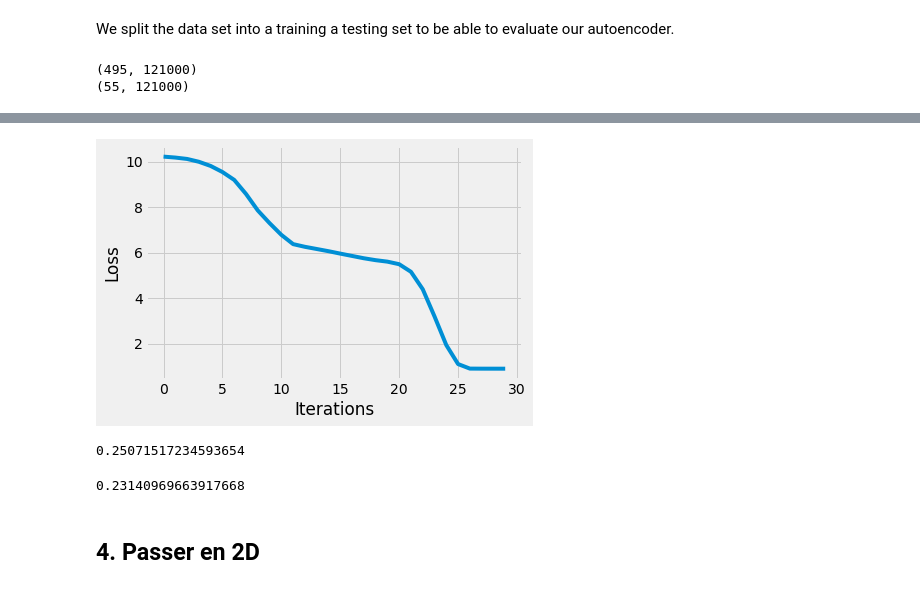
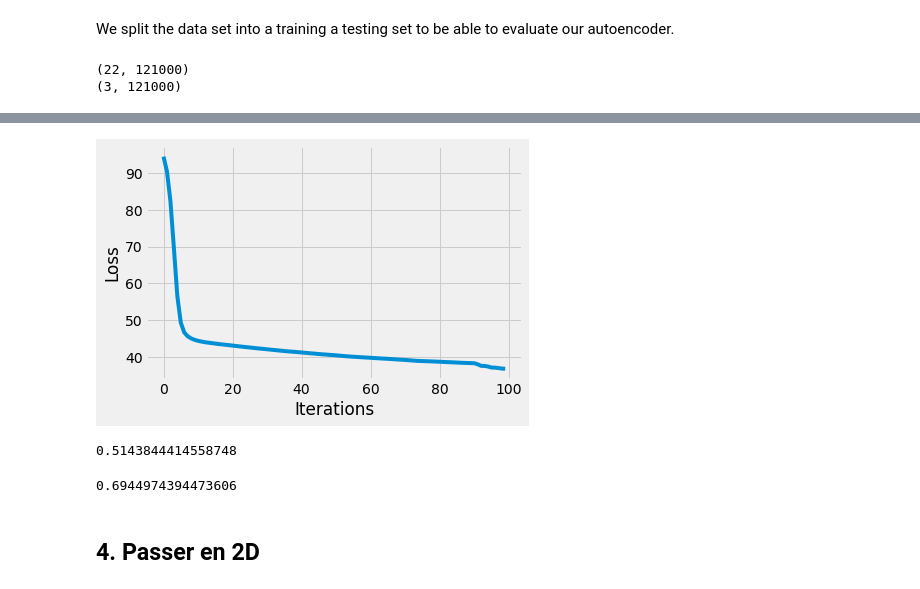
Before and after one commit to CS-433/ml-project-2-thevipers2, a Jupyter notebook: main.ipynb, the cells around one changed output, grey strips where cells are left out. Drawn from its saved outputs; the diff is of its cells as text; code cells hidden in the pictures.

Commit message:
modularized the autoencode

```diff
--- a/main.ipynb
+++ b/main.ipynb
@@ -54,8 +54,8 @@ from autoencoder import *
 ### Pathways <a name="1pathways"></a>
 # %%
 DATA_PATH = 'data/'
-DATA_Ux_PATH = DATA_PATH + 'u1_small.csv.bz2'
-DATA_Uy_PATH = DATA_PATH + 'u2_small.csv.bz2'
+DATA_Ux_PATH = DATA_PATH + 'u1_very_small.csv.bz2'
+DATA_Uy_PATH = DATA_PATH + 'u2_very_small.csv.bz2'
 # %% [markdown]
 ### Loading <a name="1load"></a>
 # %% [markdown]
@@ -179,8 +179,18 @@ y_train, y_test = flattened_array_train, flattened_array_test
 print(flattened_array_train.shape)
 print(flattened_array_test.shape)
 # %% [output]
-(495, 121000)
-(55, 121000)
+(22, 121000)
+(3, 121000)
+# %%
+# define network parameters
+learningRate=1e-2
+epochs=100
+input_size=flattened_array_train.shape[1]
+
+net = Autoencoder(input_size)
+optimizer = torch.optim.Adam(net.parameters(), lr=learningRate, weight_decay=1e-5)
+# creates a criterion that measures the mean squared error (squared L2 norm)
+criterion = nn.MSELoss()
 # %%
-train(flattened_array_train)
+train(flattened_array_train, net, epochs, criterion, optimizer)
 # %% [output]
@@ -204,12 +214,12 @@ epoch : 30/30, loss = 0.900915
-[figure, old version]
+[figure, new version]
 # %%
-test(flattened_array_test)
+test(flattened_array_test, net, epochs, criterion, optimizer)
 # %% [output]
-0.25071517234593654
+0.5143844414558748
 # %%
-test(flattened_array_train)
+test(flattened_array_train, net, epochs, criterion, optimizer)
 # %% [output]
-0.23140969663917668
+0.6944974394473606
 # %% [markdown]
 ## 4. Passer en 2D
 # %% [markdown]
```
Also changed, not shown: parts of 6 cells of this notebook, 1 other file.
